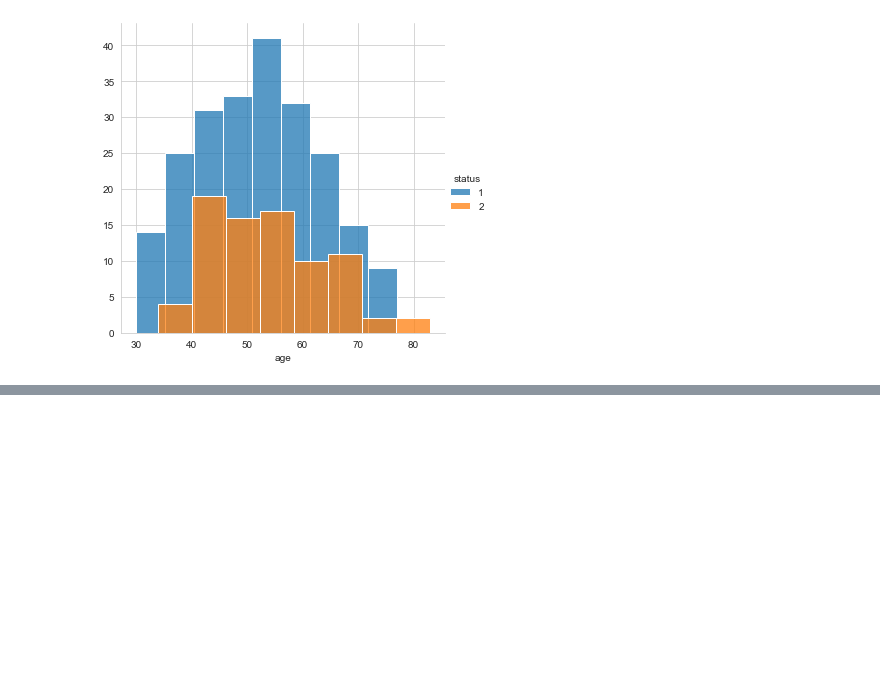
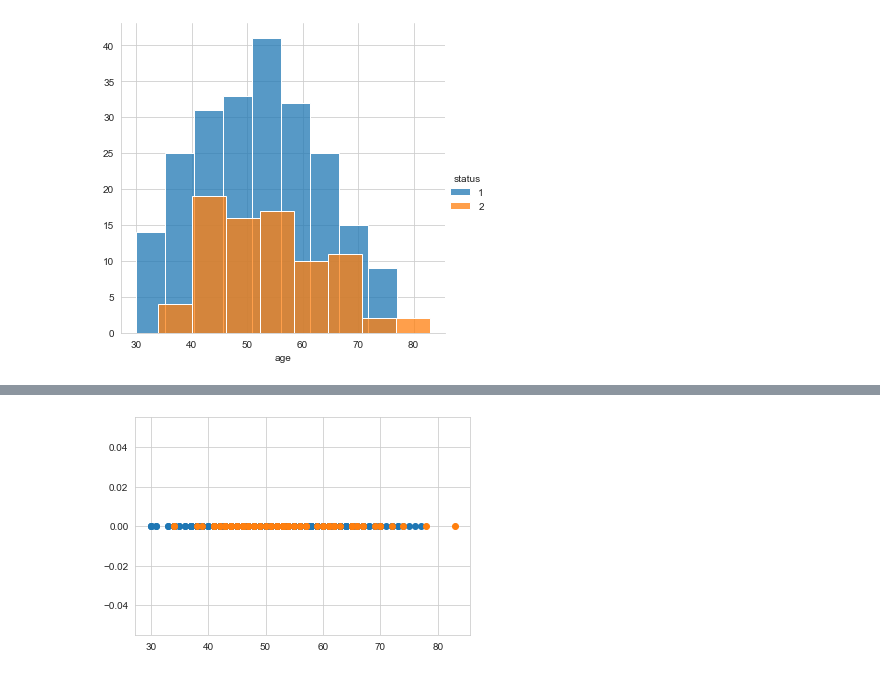
Before and after one commit to akhilmallepally/Data-Analytics-using-Python, a Jupyter notebook: huberman.ipynb, the cells around one changed output, grey strips where cells are left out. Cells and saved outputs as stored; diff of their text form; code cells hidden in the pictures; blank space fills up the shorter version.

Commit message:
1D scatter plot

```diff
--- a/huberman.ipynb
+++ b/huberman.ipynb
@@ -107,3 +107,12 @@ sns.FacetGrid(hab, hue="status", height = 5) \
 plt.show()
 # %% [output]
 [figure]
+# %%
+hab_one = hab.loc[hab["status"] == 1]
+hab_two = hab.loc[hab["status"]==2]
+print("******************")
+print(hab_one["age"])
+print("******************")
+print(hab_one["nodes"])
+print("******************")
+print(hab_one["year"])
@@ -109,0 +137,7 @@ plt.show()
+# %%
+#plotting 1D scatter plot
+plt.plot(hab_one["age"], np.zeros_like(hab_one["age"]),'o')
+plt.plot(hab_two["age"], np.zeros_like(hab_two["age"]), 'o')
+plt.show()
+# %% [output]
+[figure, added]
```
Also changed, not shown: parts of 2 cells of this notebook.
